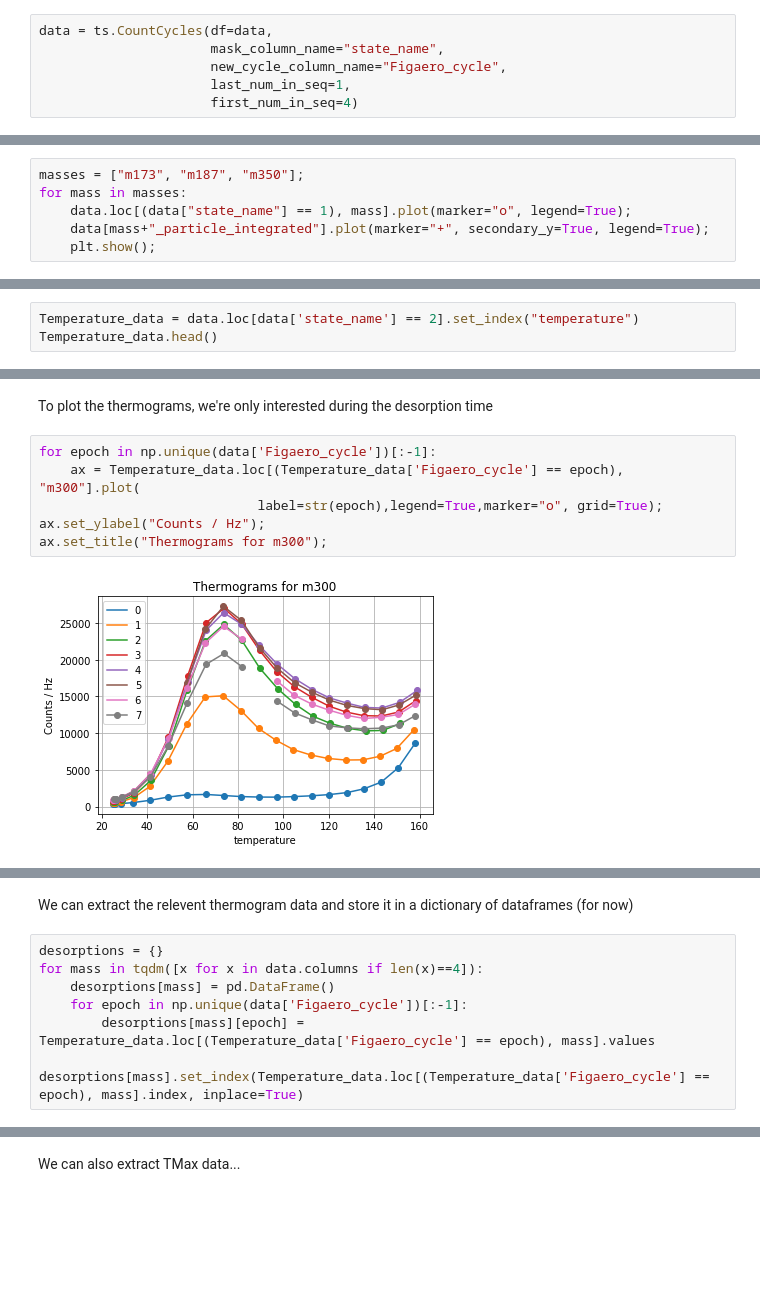
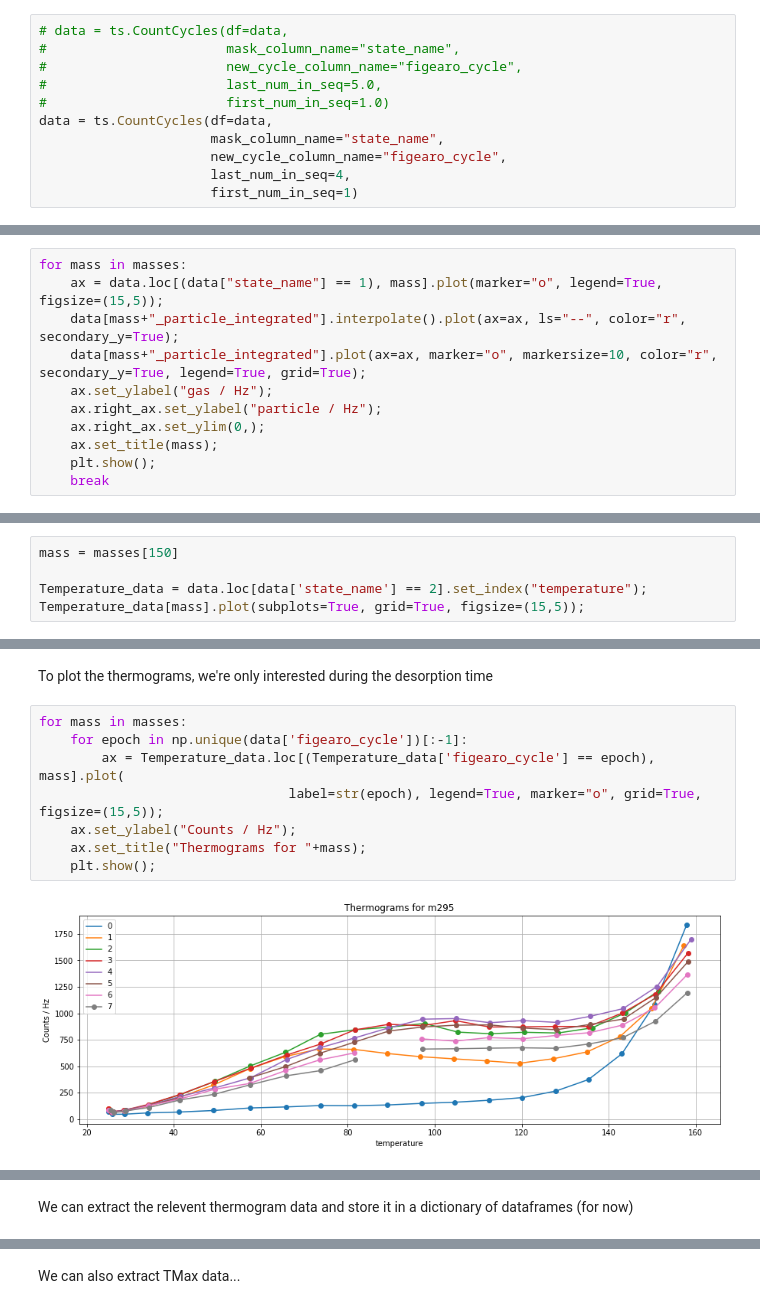
Before and after one commit to Micpri/ToFCIMSAnalysis, a Jupyter notebook: examples.ipynb, the cells around one changed output, grey strips where cells are left out. Saved outputs shown, nothing was run; the diff lists cells and outputs as text; blank space fills up the shorter version.

```diff
--- a/examples.ipynb
+++ b/examples.ipynb
@@ -134,7 +138,12 @@ data['state_name'].plot();
 # %%
+# data = ts.CountCycles(df=data,
+#                       mask_column_name="state_name",
+#                       new_cycle_column_name="figearo_cycle",
+#                       last_num_in_seq=5.0,
+#                       first_num_in_seq=1.0)
 data = ts.CountCycles(df=data,
                       mask_column_name="state_name",
-                      new_cycle_column_name="Figaero_cycle",
-                      last_num_in_seq=1,
-                      first_num_in_seq=4)
+                      new_cycle_column_name="figearo_cycle",
+                      last_num_in_seq=4,
+                      first_num_in_seq=1)
 # %%
@@ -153,7 +177,12 @@ data = ts.IntegrateFIGAERO(df=data,
 # %%
-masses = ["m173", "m187", "m350"];
 for mass in masses:
-    data.loc[(data["state_name"] == 1), mass].plot(marker="o", legend=True);
-    data[mass+"_particle_integrated"].plot(marker="+", secondary_y=True, legend=True);
+    ax = data.loc[(data["state_name"] == 1), mass].plot(marker="o", legend=True, figsize=(15,5));
+    data[mass+"_particle_integrated"].interpolate().plot(ax=ax, ls="--", color="r", secondary_y=True);
+    data[mass+"_particle_integrated"].plot(ax=ax, marker="o", markersize=10, color="r", secondary_y=True, legend=True, grid=True);
+    ax.set_ylabel("gas / Hz");
+    ax.right_ax.set_ylabel("particle / Hz");
+    ax.right_ax.set_ylim(0,);
+    ax.set_title(mass);
     plt.show();
+    break
 # %% [output]
@@ -163,6 +190,8 @@ for mass in masses:
 # %% [markdown]
 Because we have temperature data we can plot thermograms of the different masses
 # %%
-Temperature_data = data.loc[data['state_name'] == 2].set_index("temperature")
-Temperature_data.head()
+mass = masses[150]
+
+Temperature_data = data.loc[data['state_name'] == 2].set_index("temperature");
+Temperature_data[mass].plot(subplots=True, grid=True, figsize=(15,5));
 # %% [output]
@@ -177,10 +210,12 @@ Temperature_data.head()
 # %% [markdown]
 To plot the thermograms, we're only interested during the desorption time
 # %%
-for epoch in np.unique(data['Figaero_cycle'])[:-1]:
-    ax = Temperature_data.loc[(Temperature_data['Figaero_cycle'] == epoch), "m300"].plot(
-                            label=str(epoch),legend=True,marker="o", grid=True);
-ax.set_ylabel("Counts / Hz");
-ax.set_title("Thermograms for m300");
+for mass in masses:
+    for epoch in np.unique(data['figearo_cycle'])[:-1]:
+        ax = Temperature_data.loc[(Temperature_data['figearo_cycle'] == epoch), mass].plot(
+                                label=str(epoch), legend=True, marker="o", grid=True, figsize=(15,5));
+    ax.set_ylabel("Counts / Hz");
+    ax.set_title("Thermograms for "+mass);
+    plt.show();
 # %% [output]
-[figure, old version]
+[figure, new version]
@@ -187,10 +226,3 @@ ax.set_title("Thermograms for m300");
 # %% [markdown]
 We can extract the relevent thermogram data and store it in a dictionary of dataframes
 (for now)
-# %%
-desorptions = {}
-for mass in tqdm([x for x in data.columns if len(x)==4]):
-    desorptions[mass] = pd.DataFrame()
-    for epoch in np.unique(data['Figaero_cycle'])[:-1]:
-        desorptions[mass][epoch] = Temperature_data.loc[(Temperature_data['Figaero_cycle'] == epoch), mass].values
-        desorptions[mass].set_index(Temperature_data.loc[(Temperature_data['Figaero_cycle'] == epoch), mass].index, inplace=True)
```
Also changed, not shown: parts of 28 cells of this notebook, 1 other file.
